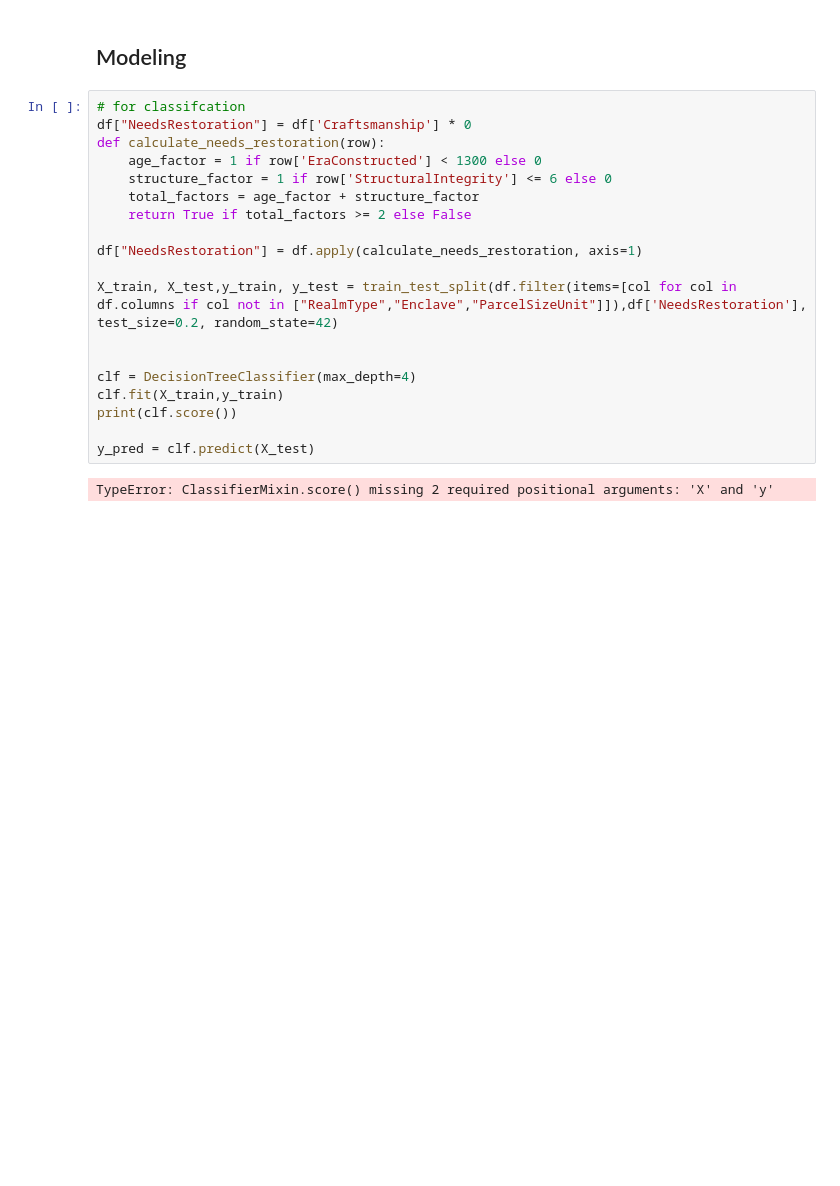
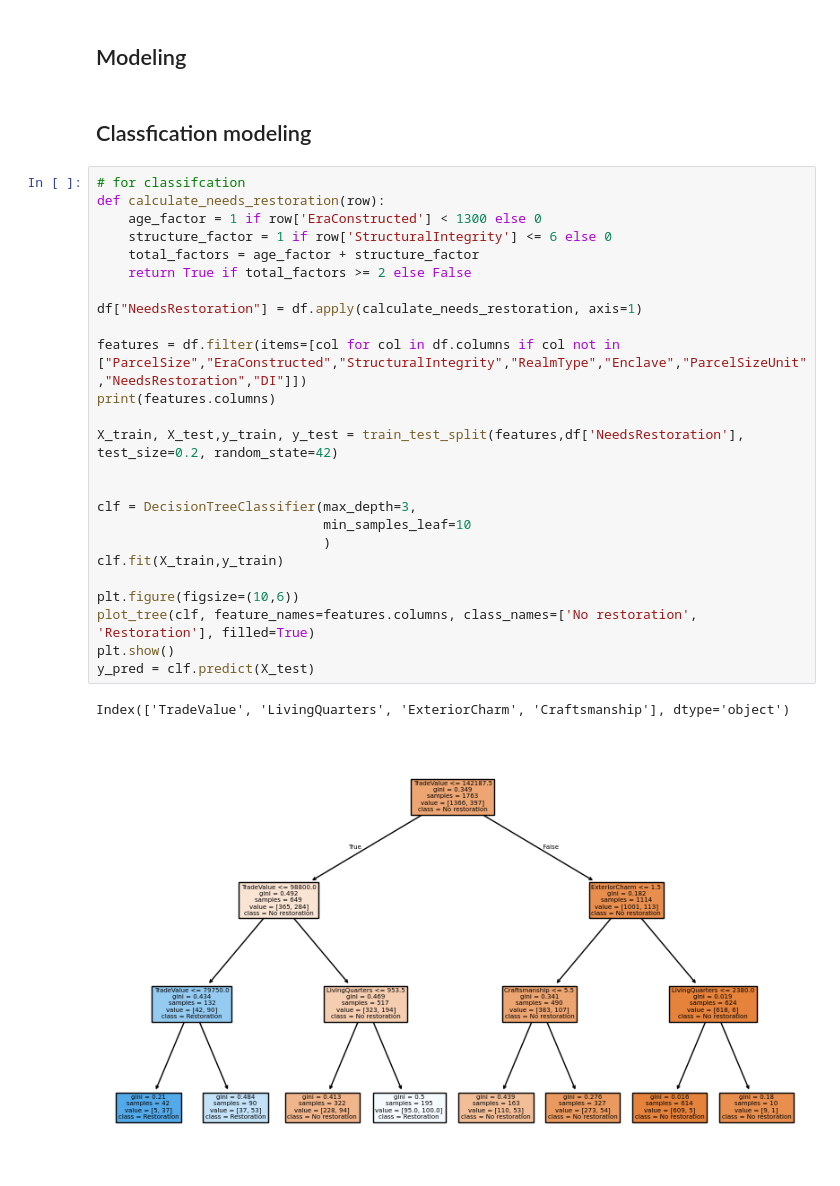
Before and after one commit to rayansamman/Slavic-Sultanate, a Jupyter notebook: src/third-iteration.ipynb, the cells around one changed output. Cells and saved outputs as stored; diff of their text form; blank space fills up the shorter version.

```diff
--- a/src/third-iteration.ipynb
+++ b/src/third-iteration.ipynb
@@ -101,24 +102,33 @@ sns.clustermap(
 [figure]
 # %% [markdown]
 ## Modeling
+# %% [markdown]
+## Classfication modeling
 # %%
 # for classifcation
-df["NeedsRestoration"] = df['Craftsmanship'] * 0
 def calculate_needs_restoration(row):
     age_factor = 1 if row['EraConstructed'] < 1300 else 0
     structure_factor = 1 if row['StructuralIntegrity'] <= 6 else 0
     total_factors = age_factor + structure_factor
     return True if total_factors >= 2 else False
 
 df["NeedsRestoration"] = df.apply(calculate_needs_restoration, axis=1)
 
-X_train, X_test,y_train, y_test = train_test_split(df.filter(items=[col for col in df.columns if col not in ["RealmType","Enclave","ParcelSizeUnit"]]),df['NeedsRestoration'], test_size=0.2, random_state=42)
+features = df.filter(items=[col for col in df.columns if col not in ["ParcelSize","EraConstructed","StructuralIntegrity","RealmType","Enclave","ParcelSizeUnit","NeedsRestoration","DI"]])
+print(features.columns)
+
+X_train, X_test,y_train, y_test = train_test_split(features,df['NeedsRestoration'], test_size=0.2, random_state=42)
 
 
-clf = DecisionTreeClassifier(max_depth=4)
+clf = DecisionTreeClassifier(max_depth=3,
+                             min_samples_leaf=10
+							 )
 clf.fit(X_train,y_train)
-print(clf.score())
 
+plt.figure(figsize=(10,6))
+plot_tree(clf, feature_names=features.columns, class_names=['No restoration', 'Restoration'], filled=True)
+plt.show()
 y_pred = clf.predict(X_test)
 # %% [output]
-TypeError: ClassifierMixin.score() missing 2 required positional arguments: 'X' and 'y'
+Index(['TradeValue', 'LivingQuarters', 'ExteriorCharm', 'Craftsmanship'], dtype='object')
+[figure, added]
```
Also changed, not shown: parts of 6 cells of this notebook.
